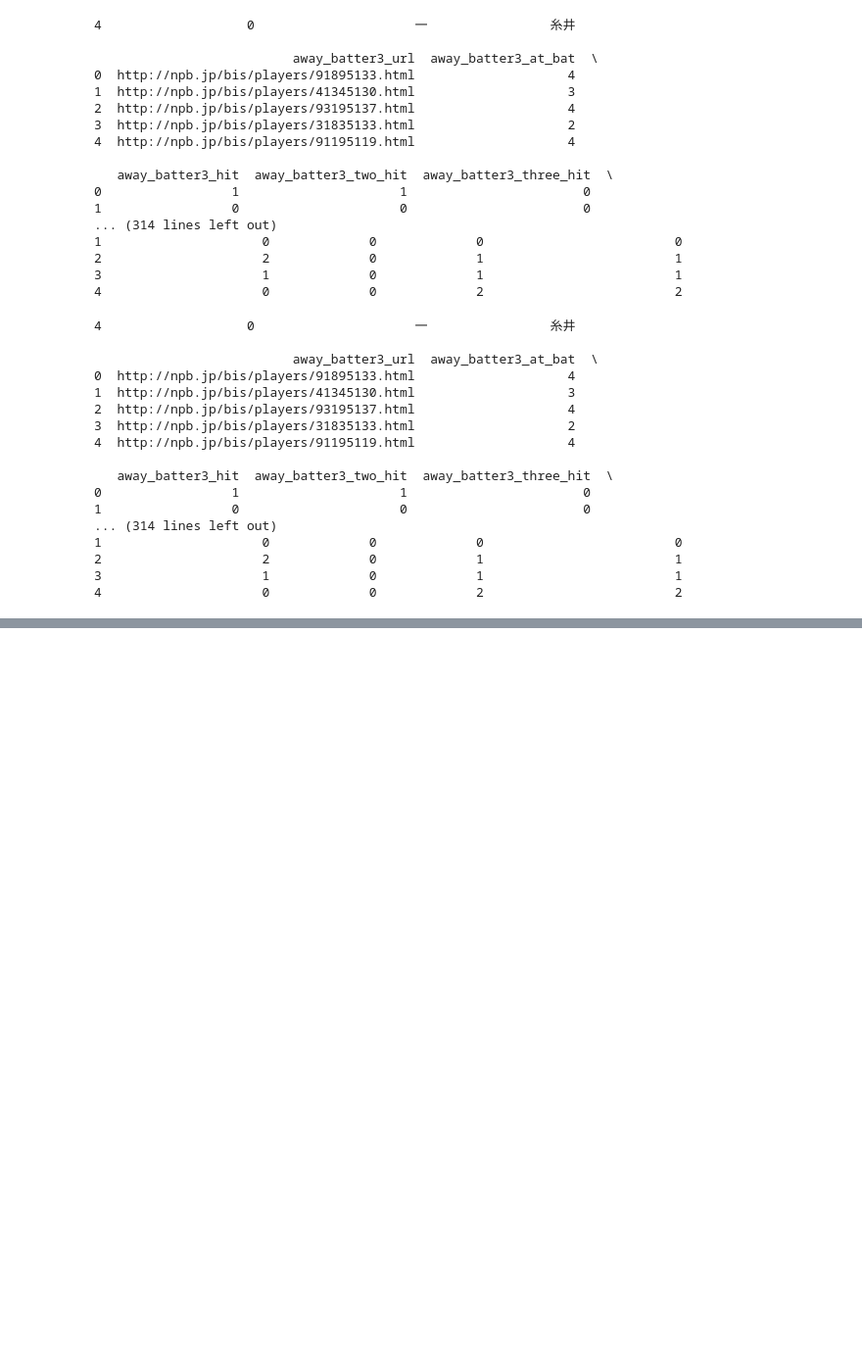
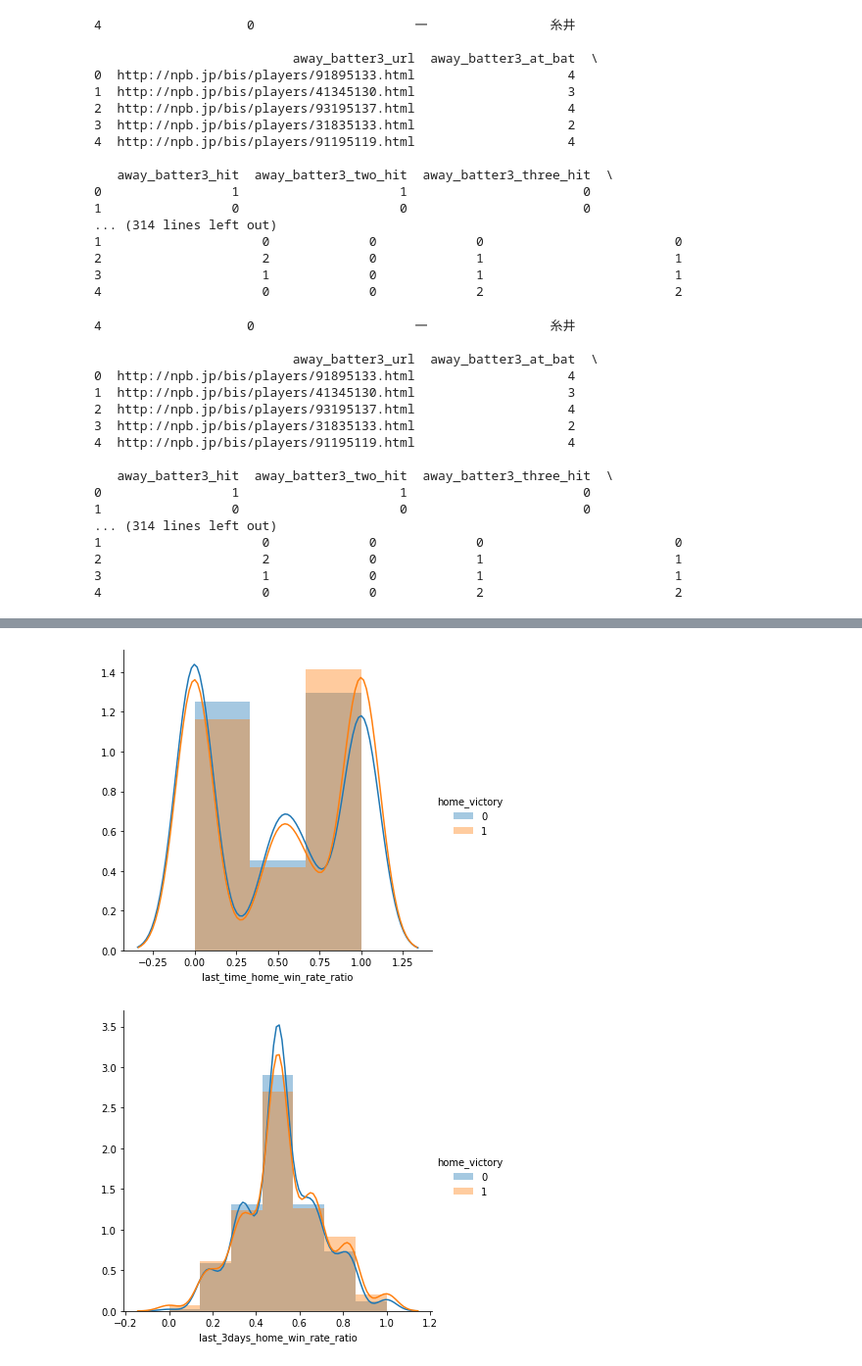
Before and after one commit to tubotu/baseball_predict, a Jupyter notebook: Untitled.ipynb, the cells around one changed output, grey strips where cells are left out. Shown: that part at 98% size. Saved outputs shown, nothing was run; the diff lists cells and outputs as text; code cells hidden in the pictures; blank space fills up the shorter version.

```diff
--- a/Untitled.ipynb
+++ b/Untitled.ipynb
@@ -456,0 +504,15 @@ home_win_rate_Fg2 = home_win_rate_Fg2.map(sns.distplot, "last_week_home_win_rate
+# %%
+match_time = 1
+for index, row in game_result.iterrows():
+    game_result.at[index, 'last_time_home_win_rate'] = (row['last_time_home_victory'] + ((match_time - (min(match_time, row['last_time_home_victory'] + row['last_time_home_lose']))) / 2)) / max(match_time, (row['last_time_home_victory'] + row['last_time_home_lose']))
+    game_result.at[index, 'last_time_away_win_rate'] = (row['last_time_away_victory'] + ((match_time - (min(match_time, row['last_time_away_victory'] + row['last_time_away_lose']))) / 2)) / max(match_time, (row['last_time_away_victory'] + row['last_time_away_lose']))
+
+match_time = 3
+for index, row in game_result.iterrows():
+    game_result.at[index, 'last_3days_home_win_rate'] = (row['last_3days_home_victory'] + ((match_time - (min(match_time, row['last_3days_home_victory'] + row['last_3days_home_lose']))) / 2)) / max(match_time, (row['last_3days_home_victory'] + row['last_3days_home_lose']))
+    game_result.at[index, 'last_3days_away_win_rate'] = (row['last_3days_away_victory'] + ((match_time - (min(match_time, row['last_3days_away_victory'] + row['last_3days_away_lose']))) / 2)) / max(match_time, (row['last_3days_away_victory'] + row['last_3days_away_lose']))
+# %%
+game_result['last_time_home_win_rate_ratio'] = (game_result['last_time_home_win_rate'] + epsilon) / (game_result['last_time_home_win_rate'] + game_result['last_time_away_win_rate'] + (2*epsilon))
+game_result['last_3days_home_win_rate_ratio'] = (game_result['last_3days_home_win_rate'] + epsilon) / (game_result['last_3days_home_win_rate'] + game_result['last_3days_away_win_rate'] + (2*epsilon))
+print(game_result[['last_time_home_victory','last_time_home_lose','last_time_away_victory','last_time_away_lose','last_time_home_win_rate','last_time_away_win_rate','last_time_home_win_rate_ratio']].head(10))
+print(game_result[['last_3days_home_victory','last_3days_home_lose','last_3days_away_victory','last_3days_away_lose','last_3days_home_win_rate','last_3days_away_win_rate','last_3days_home_win_rate_ratio']].head(10))
@@ -456,0 +537,8 @@ home_win_rate_Fg2 = home_win_rate_Fg2.map(sns.distplot, "last_week_home_win_rate
+# %%
+home_win_rate_Fg3 = sns.FacetGrid(game_result, hue='home_victory', size=5)
+home_win_rate_Fg3 = home_win_rate_Fg3.map(sns.distplot, "last_time_home_win_rate_ratio",bins=3).add_legend()
+home_win_rate_Fg4 = sns.FacetGrid(game_result, hue='home_victory', size=5)
+home_win_rate_Fg4 = home_win_rate_Fg4.map(sns.distplot, "last_3days_home_win_rate_ratio",bins=7).add_legend()
+# %% [output]
+[figure, added]
+[figure, added]
```
Also changed, not shown: parts of 12 cells of this notebook.
